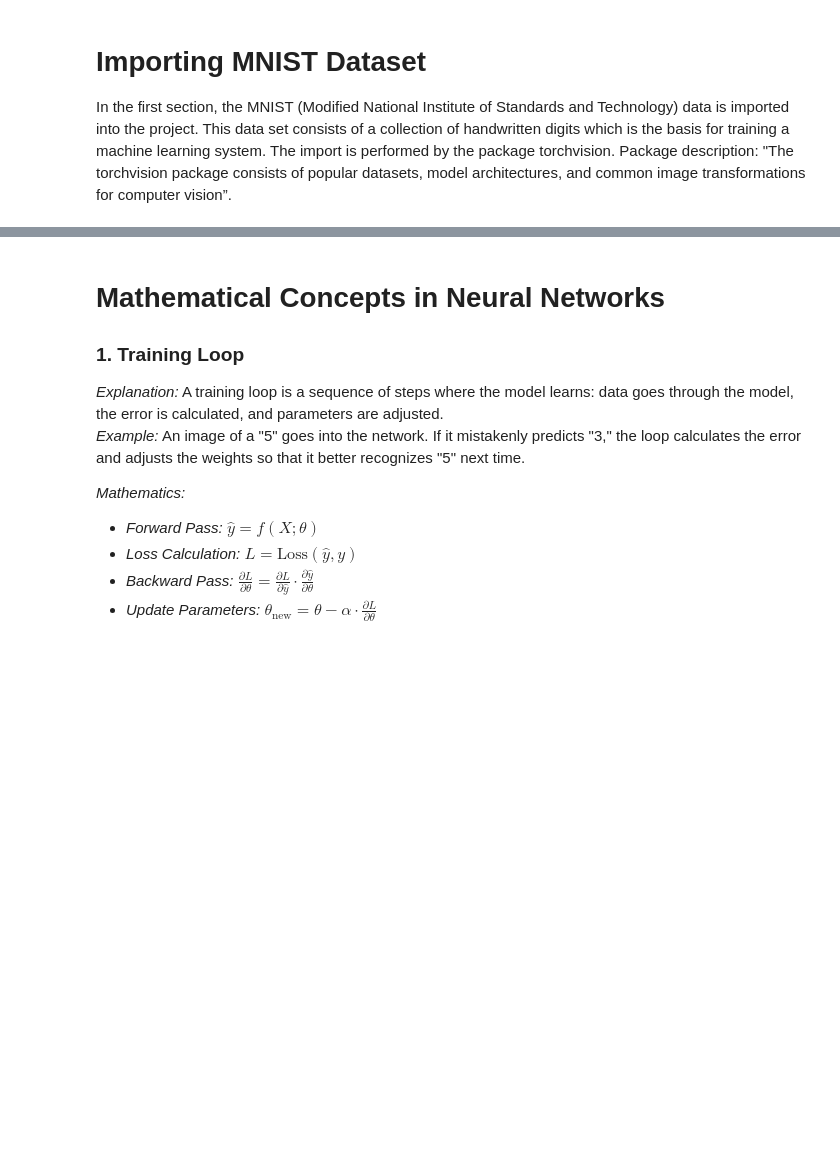
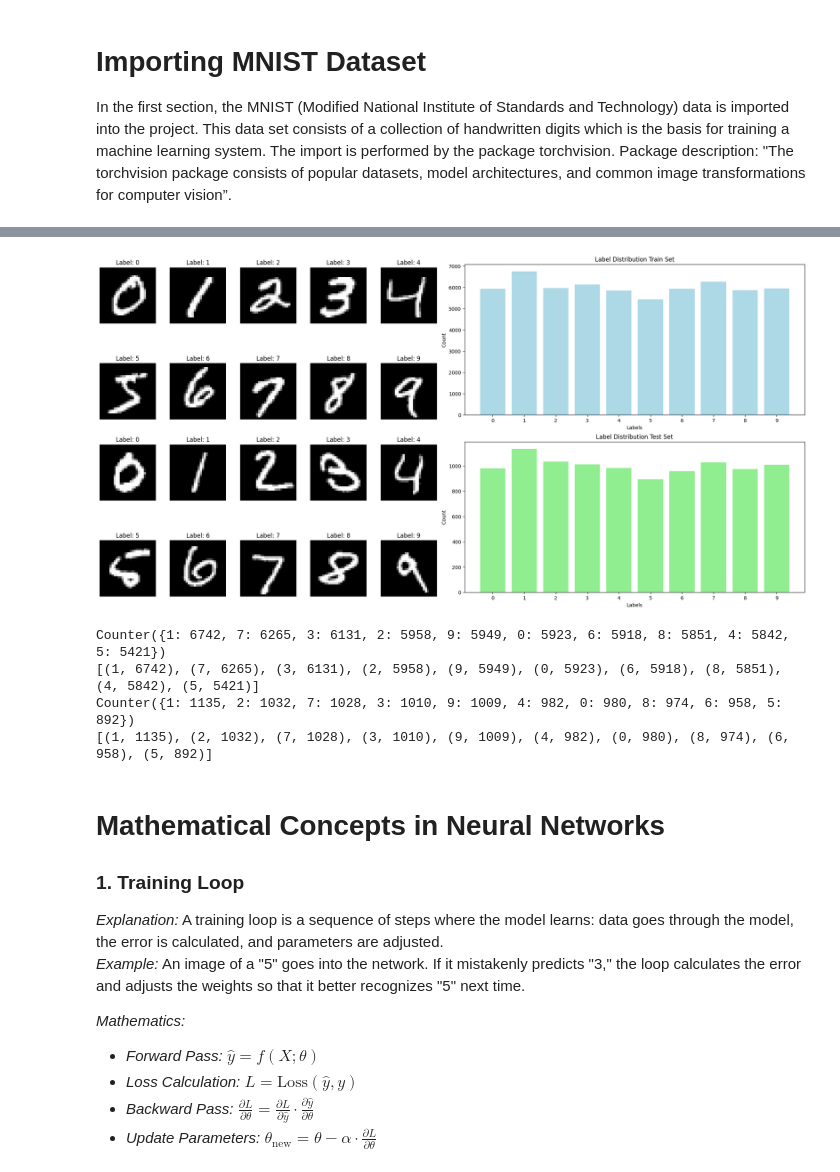
Before and after one commit to benajakuhn/vanaAssignment, a Jupyter notebook: vanaAssignment.ipynb, the cells around one changed output, grey strips where cells are left out. Cells and saved outputs as stored; diff of their text form; code cells hidden in the pictures; blank space fills up the shorter version.

```diff
--- a/vanaAssignment.ipynb
+++ b/vanaAssignment.ipynb
@@ -66,3 +42,64 @@ Counter({1: 1135, 2: 1032, 7: 1028, 3: 1010, 9: 1009, 4: 982, 0: 980, 8: 974, 6:
+# %%
+def visualize_datasets(train_dataset, test_dataset):
+    def get_counts_samples(dataset):
+        counts = Counter()
+        samples = {}
+        for image, label in dataset:
+            counts[label] += 1
+            if label not in samples:
+                samples[label] = image
+        return counts, samples
+
+    train_counts, train_samples = get_counts_samples(train_dataset)
+    test_counts, test_samples = get_counts_samples(test_dataset)
+
+    fig = plt.figure(figsize=(20,10), constrained_layout=True)
+    gs = gridspec.GridSpec(2,2, figure=fig)
+
+    gs_images_train = gridspec.GridSpecFromSubplotSpec(2,5, subplot_spec=gs[0,0], wspace=0.1, hspace=0.1)
+    for i in range(10):
+        ax = fig.add_subplot(gs_images_train[i])
+        ax.imshow(train_samples[i], cmap='gray')
+        ax.set_title(f'Label: {i}')
+        ax.axis('off')
+
+    ax1 = fig.add_subplot(gs[0,1])
+    labels_train, counts_train = zip(*sorted(train_counts.items()))
+    ax1.bar(labels_train, counts_train, color='lightblue')
+    ax1.set_xlabel('Labels')
+    ax1.set_ylabel('Count')
+    ax1.set_title('Label Distribution Train Set')
+    ax1.set_xticks(labels_train)
+
+    gs_images_test = gridspec.GridSpecFromSubplotSpec(2,5, subplot_spec=gs[1,0], wspace=0.1, hspace=0.1)
+    for i in range(10):
+        ax = fig.add_subplot(gs_images_test[i])
+        ax.imshow(test_samples[i], cmap='gray')
+        ax.set_title(f'Label: {i}')
+        ax.axis('off')
+
+    ax3 = fig.add_subplot(gs[1,1])
+    labels_test, counts_test = zip(*sorted(test_counts.items()))
+    ax3.bar(labels_test, counts_test, color='lightgreen')
+    ax3.set_xlabel('Labels')
+    ax3.set_ylabel('Count')
+    ax3.set_title('Label Distribution Test Set')
+    ax3.set_xticks(labels_test)
+
+    plt.show()
+
+    print(train_counts)
+    print(train_counts.most_common())
+    print(test_counts)
+    print(test_counts.most_common())
+
+visualize_datasets(mnist_trainset, mnist_testset);
+# %% [output]
+[figure, added]
+Counter({1: 6742, 7: 6265, 3: 6131, 2: 5958, 9: 5949, 0: 5923, 6: 5918, 8: 5851, 4: 5842, 5: 5421})
+[(1, 6742), (7, 6265), (3, 6131), (2, 5958), (9, 5949), (0, 5923), (6, 5918), (8, 5851), (4, 5842), (5, 5421)]
+Counter({1: 1135, 2: 1032, 7: 1028, 3: 1010, 9: 1009, 4: 982, 0: 980, 8: 974, 6: 958, 5: 892})
+[(1, 1135), (2, 1032), (7, 1028), (3, 1010), (9, 1009), (4, 982), (0, 980), (8, 974), (6, 958), (5, 892)]
 # %% [markdown]
 # Mathematical Concepts in Neural Networks
 
```
Also changed, not shown: parts of 9 cells of this notebook.
